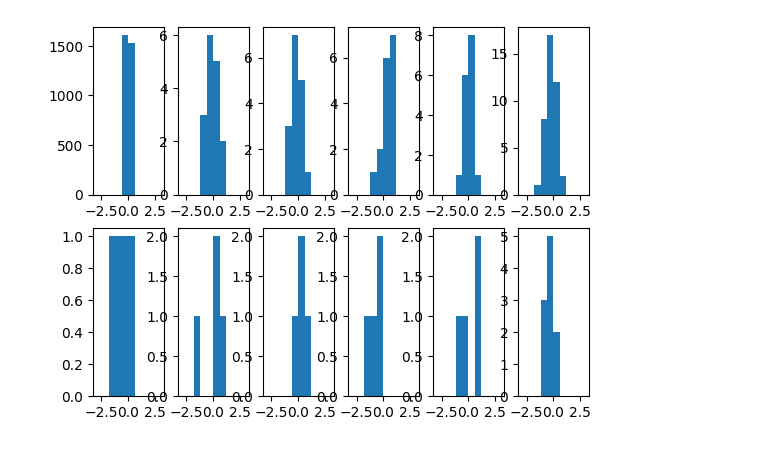
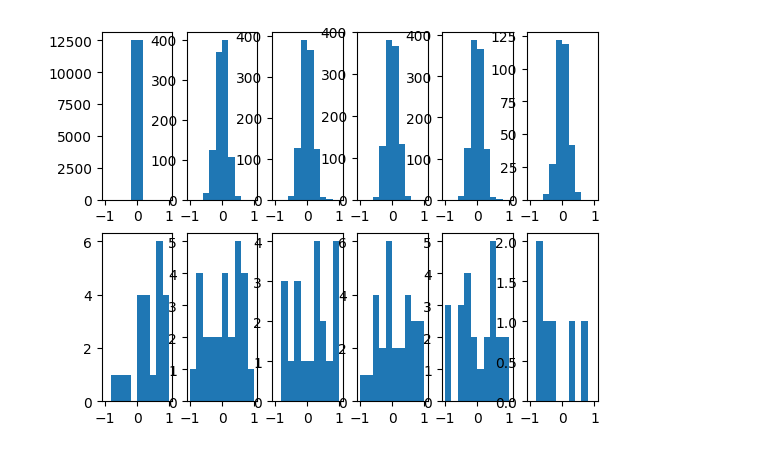
Before and after one commit to kramasamy90/Feedforward-Neural-Network, a Jupyter notebook: src/ann_test.ipynb, the cells around one changed output. Cells and saved outputs as stored; diff of their text form; code cells hidden in the pictures.

```diff
--- a/src/ann_test.ipynb
+++ b/src/ann_test.ipynb
@@ -13,12 +12,16 @@ epochs = 10
+# %%
+# Set Hyperparameters
+epochs = 100
+ann.num_layers = 5
+ann.hidden_size = 32
 # %%
 ## Functions
-ann.activation = ann_utils.relu
-ann.d_activation = ann_utils.d_relu
+ann.activation = ann_utils.tanh
+ann.d_activation = ann_utils.d_tanh
 ann.weight_init = ann_utils.xavier_init
 # %%
-ann.num_layers = 5
-ann.hidden_size = 4
+# Define an ANN.
 nn = ann(28 * 28, 10)
-ann_utils.view_weights_distribution(nn, num_layers = ann.num_layers)
+ann_utils.view_weights_distribution(nn, ann.num_layers, -1, 1)
 # %% [output]
-[figure, old version]
+[figure, new version]
```
Also changed, not shown: parts of 29 cells of this notebook.
